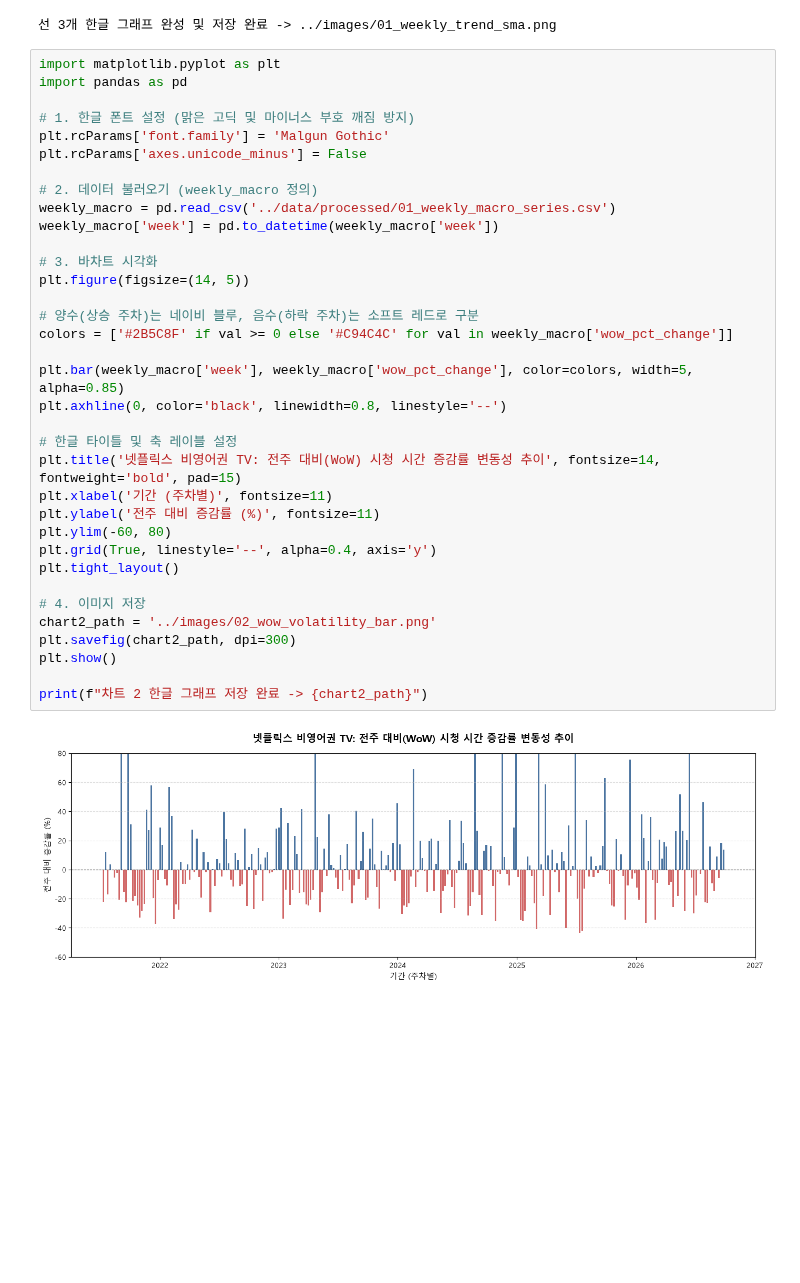
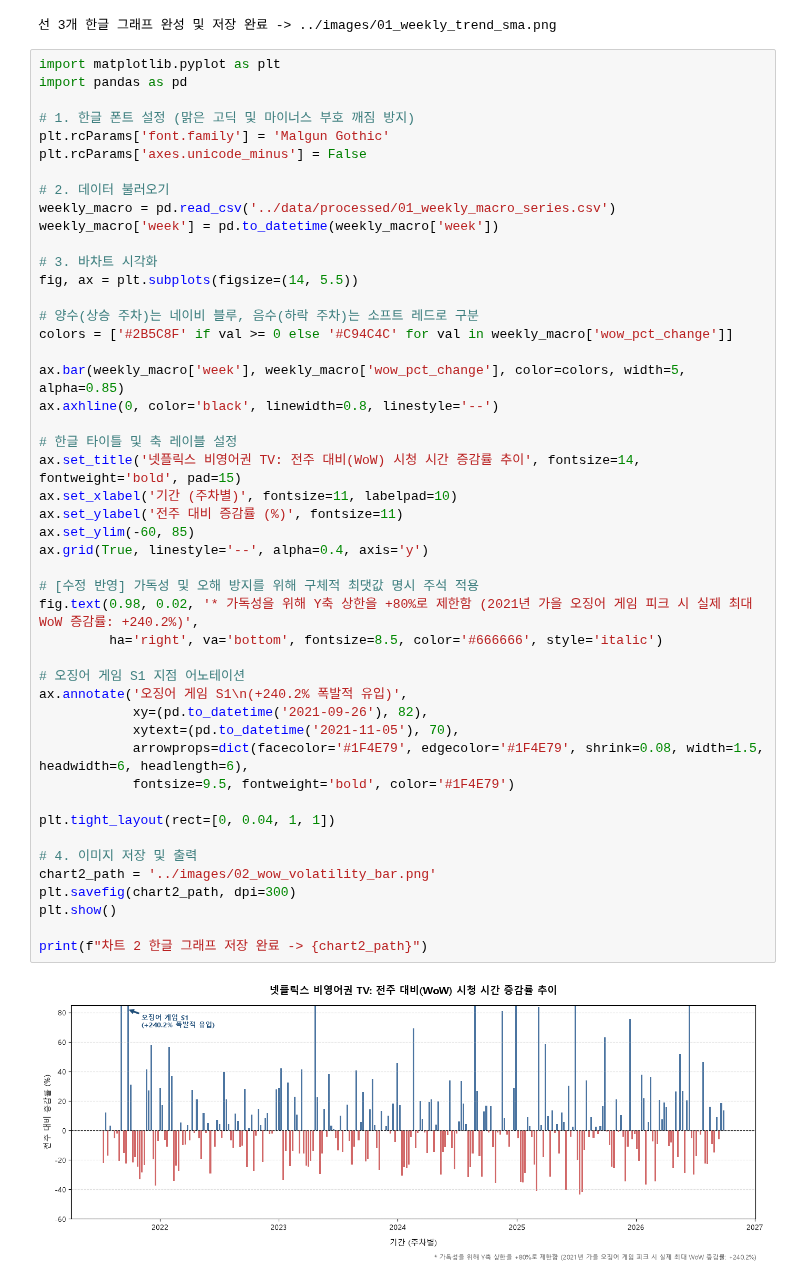
Before and after one commit to love4xox/netflix-content-lifecycle, a Jupyter notebook: notebooks/02_weekly_trend_and_wow.ipynb, the cells around one changed output. Drawn from its saved outputs; the diff is of its cells as text; blank space fills up the shorter version.

```diff
--- a/notebooks/02_weekly_trend_and_wow.ipynb
+++ b/notebooks/02_weekly_trend_and_wow.ipynb
@@ -119,38 +119,50 @@ print(f"선 3개 한글 그래프 완성 및 저장 완료 -> {chart1_path}")
 # %%
 import matplotlib.pyplot as plt
 import pandas as pd
 
 # 1. 한글 폰트 설정 (맑은 고딕 및 마이너스 부호 깨짐 방지)
 plt.rcParams['font.family'] = 'Malgun Gothic'
 plt.rcParams['axes.unicode_minus'] = False
 
-# 2. 데이터 불러오기 (weekly_macro 정의)
+# 2. 데이터 불러오기
 weekly_macro = pd.read_csv('../data/processed/01_weekly_macro_series.csv')
 weekly_macro['week'] = pd.to_datetime(weekly_macro['week'])
 
 # 3. 바차트 시각화
-plt.figure(figsize=(14, 5))
+fig, ax = plt.subplots(figsize=(14, 5.5))
 
 # 양수(상승 주차)는 네이비 블루, 음수(하락 주차)는 소프트 레드로 구분
 colors = ['#2B5C8F' if val >= 0 else '#C94C4C' for val in weekly_macro['wow_pct_change']]
 
-plt.bar(weekly_macro['week'], weekly_macro['wow_pct_change'], color=colors, width=5, alpha=0.85)
-plt.axhline(0, color='black', linewidth=0.8, linestyle='--')
+ax.bar(weekly_macro['week'], weekly_macro['wow_pct_change'], color=colors, width=5, alpha=0.85)
+ax.axhline(0, color='black', linewidth=0.8, linestyle='--')
 
 # 한글 타이틀 및 축 레이블 설정
-plt.title('넷플릭스 비영어권 TV: 전주 대비(WoW) 시청 시간 증감률 변동성 추이', fontsize=14, fontweight='bold', pad=15)
-plt.xlabel('기간 (주차별)', fontsize=11)
-plt.ylabel('전주 대비 증감률 (%)', fontsize=11)
-plt.ylim(-60, 80)
-plt.grid(True, linestyle='--', alpha=0.4, axis='y')
-plt.tight_layout()
+ax.set_title('넷플릭스 비영어권 TV: 전주 대비(WoW) 시청 시간 증감률 추이', fontsize=14, fontweight='bold', pad=15)
+ax.set_xlabel('기간 (주차별)', fontsize=11, labelpad=10)
+ax.set_ylabel('전주 대비 증감률 (%)', fontsize=11)
+ax.set_ylim(-60, 85)
+ax.grid(True, linestyle='--', alpha=0.4, axis='y')
 
-# 4. 이미지 저장
+# [수정 반영] 가독성 및 오해 방지를 위해 구체적 최댓값 명시 주석 적용
+fig.text(0.98, 0.02, '* 가독성을 위해 Y축 상한을 +80%로 제한함 (2021년 가을 오징어 게임 피크 시 실제 최대 WoW 증감률: +240.2%)',
+         ha='right', va='bottom', fontsize=8.5, color='#666666', style='italic')
+
+# 오징어 게임 S1 지점 어노테이션
+ax.annotate('오징어 게임 S1\n(+240.2% 폭발적 유입)',
+            xy=(pd.to_datetime('2021-09-26'), 82),
+            xytext=(pd.to_datetime('2021-11-05'), 70),
+            arrowprops=dict(facecolor='#1F4E79', edgecolor='#1F4E79', shrink=0.08, width=1.5, headwidth=6, headlength=6),
+            fontsize=9.5, fontweight='bold', color='#1F4E79')
+
+plt.tight_layout(rect=[0, 0.04, 1, 1])
+
+# 4. 이미지 저장 및 출력
 chart2_path = '../images/02_wow_volatility_bar.png'
 plt.savefig(chart2_path, dpi=300)
 plt.show()
 
 print(f"차트 2 한글 그래프 저장 완료 -> {chart2_path}")
 # %% [output]
-[figure, old version]
+[figure, new version]
 차트 2 한글 그래프 저장 완료 -> ../images/02_wow_volatility_bar.png
```
Also changed, not shown: 8 other files.
